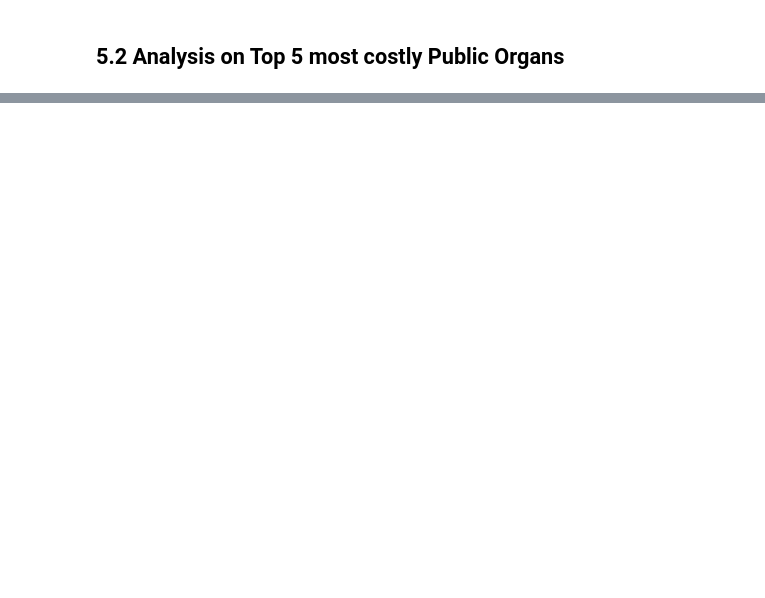
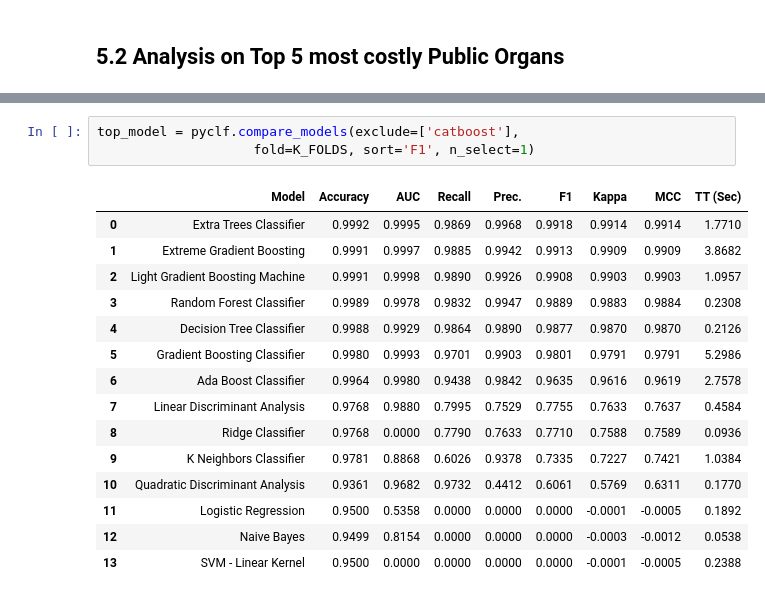
Before and after one commit to alfarias/rs-public-bids, a Jupyter notebook: notebooks/exploration.ipynb, the cells around one changed output, grey strips where cells are left out. Saved outputs shown, nothing was run; the diff lists cells and outputs as text; blank space fills up the shorter version.

```diff
--- a/notebooks/exploration.ipynb
+++ b/notebooks/exploration.ipynb
@@ -292,0 +351,19 @@ df['NM_ORGAO'].nunique()
+# %%
+top_model = pyclf.compare_models(exclude=['catboost'],
+                    fold=K_FOLDS, sort='F1', n_select=1)
+# %% [output]
+|  | Model | Accuracy | AUC | Recall | Prec. | F1 | Kappa | MCC | TT (Sec) |
+| 0 | Extra Trees Classifier | 0.9992 | 0.9995 | 0.9869 | 0.9968 | 0.9918 | 0.9914 | 0.9914 | 1.7710 |
+| 1 | Extreme Gradient Boosting | 0.9991 | 0.9997 | 0.9885 | 0.9942 | 0.9913 | 0.9909 | 0.9909 | 3.8682 |
+| 2 | Light Gradient Boosting Machine | 0.9991 | 0.9998 | 0.9890 | 0.9926 | 0.9908 | 0.9903 | 0.9903 | 1.0957 |
+| 3 | Random Forest Classifier | 0.9989 | 0.9978 | 0.9832 | 0.9947 | 0.9889 | 0.9883 | 0.9884 | 0.2308 |
+| 4 | Decision Tree Classifier | 0.9988 | 0.9929 | 0.9864 | 0.9890 | 0.9877 | 0.9870 | 0.9870 | 0.2126 |
+| 5 | Gradient Boosting Classifier | 0.9980 | 0.9993 | 0.9701 | 0.9903 | 0.9801 | 0.9791 | 0.9791 | 5.2986 |
+| 6 | Ada Boost Classifier | 0.9964 | 0.9980 | 0.9438 | 0.9842 | 0.9635 | 0.9616 | 0.9619 | 2.7578 |
+| 7 | Linear Discriminant Analysis | 0.9768 | 0.9880 | 0.7995 | 0.7529 | 0.7755 | 0.7633 | 0.7637 | 0.4584 |
+| 8 | Ridge Classifier | 0.9768 | 0.0000 | 0.7790 | 0.7633 | 0.7710 | 0.7588 | 0.7589 | 0.0936 |
+| 9 | K Neighbors Classifier | 0.9781 | 0.8868 | 0.6026 | 0.9378 | 0.7335 | 0.7227 | 0.7421 | 1.0384 |
+| 10 | Quadratic Discriminant Analysis | 0.9361 | 0.9682 | 0.9732 | 0.4412 | 0.6061 | 0.5769 | 0.6311 | 0.1770 |
+| 11 | Logistic Regression | 0.9500 | 0.5358 | 0.0000 | 0.0000 | 0.0000 | -0.0001 | -0.0005 | 0.1892 |
+| 12 | Naive Bayes | 0.9499 | 0.8154 | 0.0000 | 0.0000 | 0.0000 | -0.0003 | -0.0012 | 0.0538 |
+| 13 | SVM - Linear Kernel | 0.9500 | 0.0000 | 0.0000 | 0.0000 | 0.0000 | -0.0001 | -0.0005 | 0.2388 |
```
Also changed, not shown: parts of 19 cells of this notebook, 10 other files.
